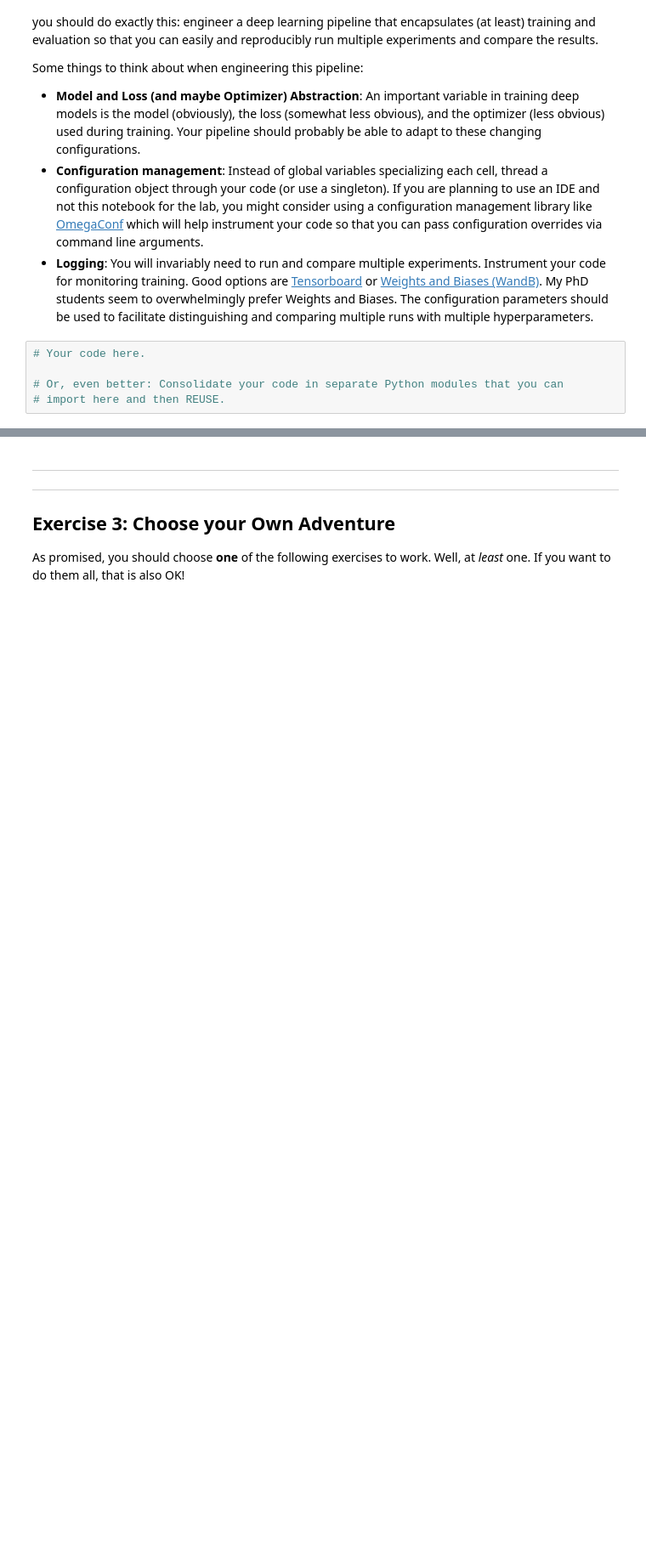
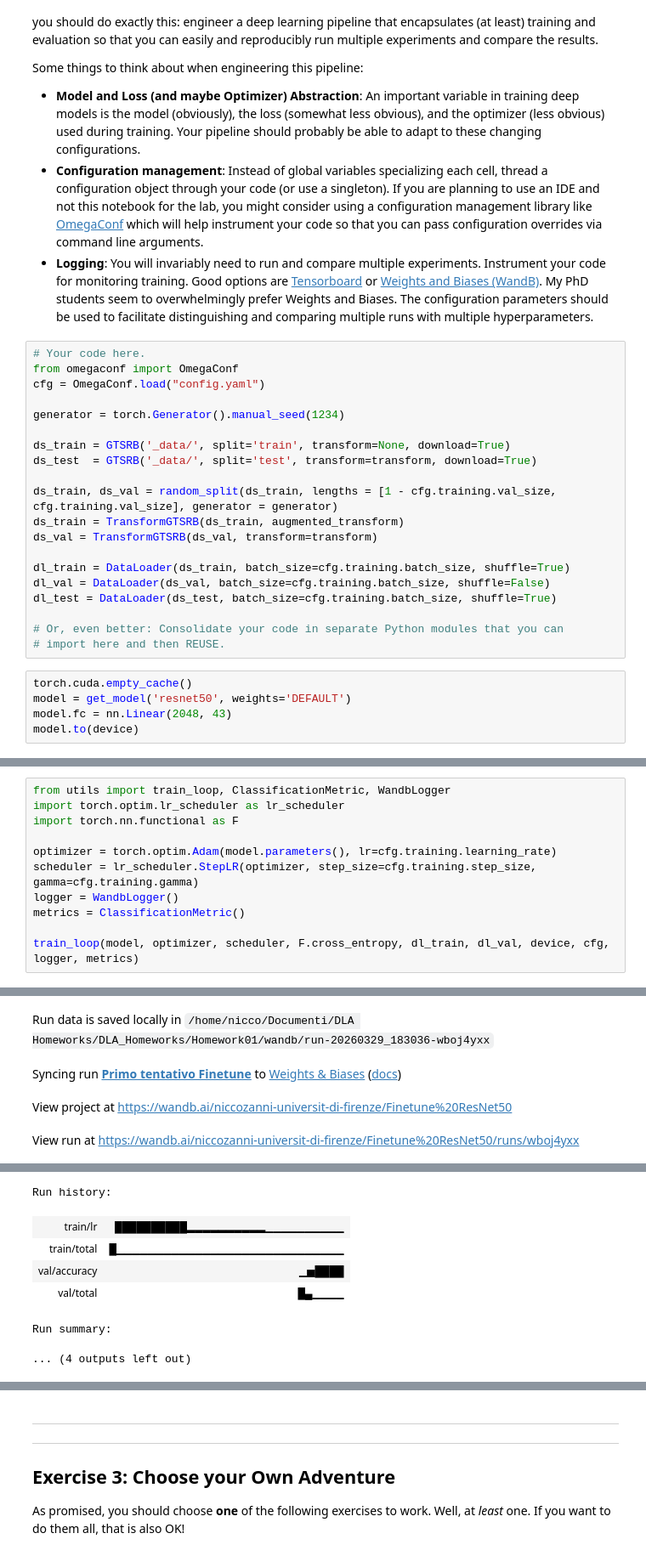
Before and after one commit to Nicco-Zanni/DLA_Homeworks, a Jupyter notebook: Homework01/DLA-Lab1.ipynb, the cells around one changed output, grey strips where cells are left out. Shown at 85% size. Saved outputs shown, nothing was run; the diff lists cells and outputs as text; blank space fills up the shorter version.

```diff
--- a/Homework01/DLA-Lab1.ipynb
+++ b/Homework01/DLA-Lab1.ipynb
@@ -456,6 +373,26 @@ Some things to think about when engineering this pipeline:
 - **Logging**: You will invariably need to run and compare multiple experiments. Instrument your code for monitoring training. Good options are [Tensorboard](https://docs.pytorch.org/tutorials/recipes/recipes/tensorboard_with_pytorch.html) or [Weights and Biases (WandB)](https://wandb.ai/site/). My PhD students seem to overwhelmingly prefer Weights and Biases. The configuration parameters should be used to facilitate distinguishing and comparing multiple runs with multiple hyperparameters.
 # %%
 # Your code here.
+from omegaconf import OmegaConf
+cfg = OmegaConf.load("config.yaml")
+
+generator = torch.Generator().manual_seed(1234)
+
+ds_train = GTSRB('_data/', split='train', transform=None, download=True)
+ds_test  = GTSRB('_data/', split='test', transform=transform, download=True)
+
+ds_train, ds_val = random_split(ds_train, lengths = [1 - cfg.training.val_size, cfg.training.val_size], generator = generator)
+ds_train = TransformGTSRB(ds_train, augmented_transform)
+ds_val = TransformGTSRB(ds_val, transform=transform)
+
+dl_train = DataLoader(ds_train, batch_size=cfg.training.batch_size, shuffle=True)
+dl_val = DataLoader(ds_val, batch_size=cfg.training.batch_size, shuffle=False)
+dl_test = DataLoader(ds_test, batch_size=cfg.training.batch_size, shuffle=True)
 
 # Or, even better: Consolidate your code in separate Python modules that you can
 # import here and then REUSE.
+# %%
+torch.cuda.empty_cache()
+model = get_model('resnet50', weights='DEFAULT')
+model.fc = nn.Linear(2048, 43)
+model.to(device)
@@ -461,0 +420,12 @@ Some things to think about when engineering this pipeline:
+# %%
+from utils import train_loop, ClassificationMetric, WandbLogger
+import torch.optim.lr_scheduler as lr_scheduler
+import torch.nn.functional as F
+
+optimizer = torch.optim.Adam(model.parameters(), lr=cfg.training.learning_rate)
+scheduler = lr_scheduler.StepLR(optimizer, step_size=cfg.training.step_size, gamma=cfg.training.gamma)
+logger = WandbLogger()
+metrics = ClassificationMetric()
+
+train_loop(model, optimizer, scheduler, F.cross_entropy, dl_train, dl_val, device, cfg, logger, metrics)
+# %% [output]
@@ -461,0 +436,4 @@ Some things to think about when engineering this pipeline:
+Run data is saved locally in /home/nicco/Documenti/DLA Homeworks/DLA_Homeworks/Homework01/wandb/run-20260329_183036-wboj4yxx
+Syncing run Primo tentativo Finetune to Weights & Biases (docs)
+View project at https://wandb.ai/niccozanni-universit-di-firenze/Finetune%20ResNet50
+View run at https://wandb.ai/niccozanni-universit-di-firenze/Finetune%20ResNet50/runs/wboj4yxx
@@ -461,0 +458,7 @@ Some things to think about when engineering this pipeline:
+Run history:
+| train/lr | ██████████▂▂▂▂▂▂▂▂▂▂▁▁▁▁▁▁▁▁▁▁ |
+| train/total | █▁▁▁▁▁▁▁▁▁▁▁▁▁▁▁▁▁▁▁▁▁▁▁▁▁▁▁▁▁ |
+| val/accuracy | ▁▅████ |
+| val/total | █▄▁▁▁▁ |
+Run summary:
+... (4 outputs left out)
```
Also changed, not shown: parts of 18 cells of this notebook, 4 other files.
